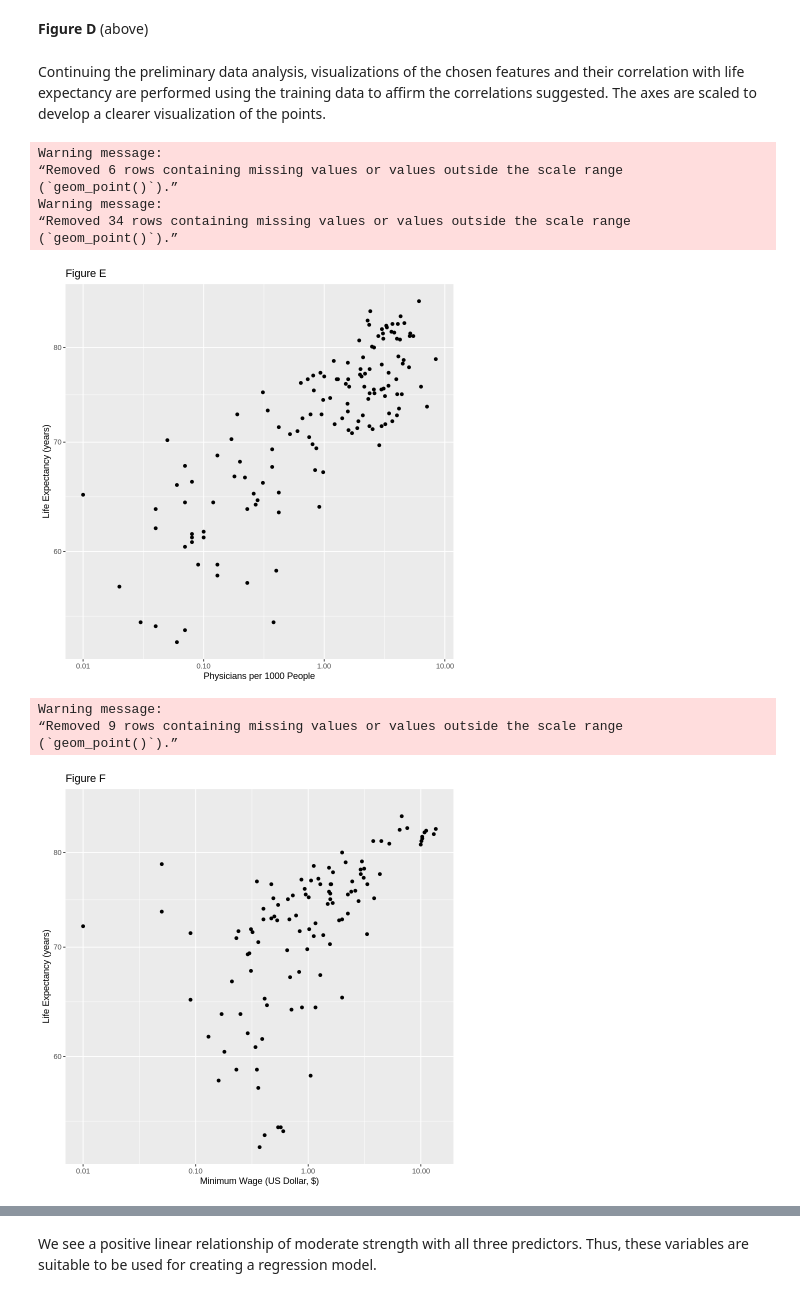
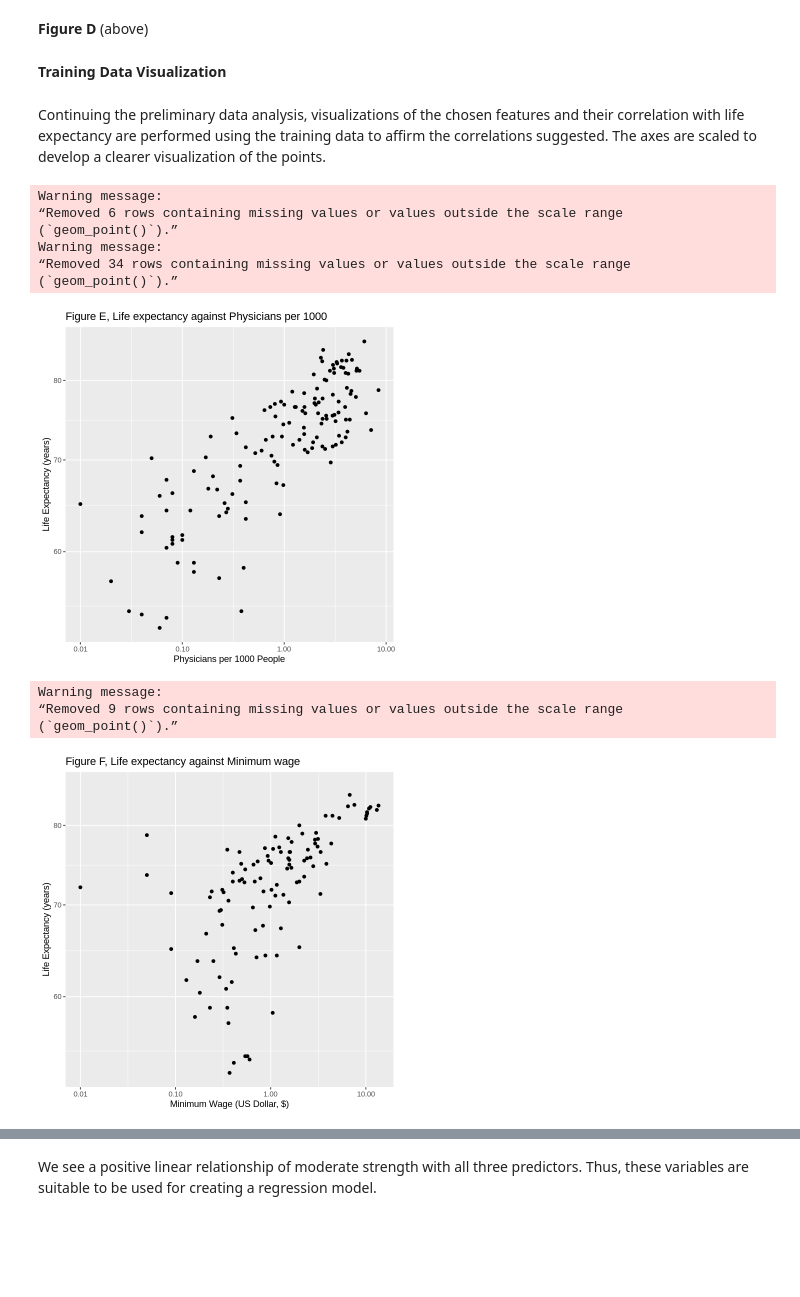
Before and after one commit to Russell-97/Life-Expectancy-Predictor, a Jupyter notebook: Group 39 - Final Report.ipynb, the cells around one changed output, grey strips where cells are left out. Drawn from its saved outputs; the diff is of its cells as text; code cells hidden in the pictures; blank space fills up the shorter version.

```diff
--- a/Group 39 - Final Report.ipynb
+++ b/Group 39 - Final Report.ipynb
@@ -148,41 +152,44 @@ A tibble: 4 × 3
 | education_enrollment | 39.373529 | 9 |
 # %% [markdown]
 **Figure D** (above)
+# %% [markdown]
+**Training Data Visualization**
 # %% [markdown]
 Continuing the preliminary data analysis, visualizations of the chosen features and their correlation with life expectancy are performed using the training data to affirm the correlations suggested. The axes are scaled to develop a clearer visualization of the points.
 # %%
+options(repr.plot.width = 6, repr.plot.height = 6)
 physicians_plot <- ggplot(data_training, aes(x = physicians_per_thousand, y = life_expectancy)) +
     geom_point() +
     scale_x_log10() +
     scale_y_log10() +
-    ggtitle("Figure E") +
+    ggtitle("Figure E, Life expectancy against Physicians per 1000") +
     labs(x = "Physicians per 1000 People", y = "Life Expectancy (years)")
 physicians_plot
 
 min_wage_plot <- ggplot(data_training, aes(x = min_wage, y = life_expectancy)) +
     geom_point() +
     scale_x_log10() +
     scale_y_log10() +
-    ggtitle("Figure F") +
+    ggtitle("Figure F, Life expectancy against Minimum wage") +
     labs(x = "Minimum Wage (US Dollar, $)", y = "Life Expectancy (years)")
 min_wage_plot
 
 education_enrollment_plot <- ggplot(data_training, aes(x = education_enrollment, y = life_expectancy)) +
     geom_point() +
     scale_x_log10() +
     scale_y_log10() +
-    ggtitle("Figure G") +
+    ggtitle("Figure G, Life expectancy against education enrollment") +
     labs(x = "Post-Secondary Education enrollment (%)", y = "Life Expectancy (years)")
 education_enrollment_plot
 # %% [output]
 Warning message:
 “Removed 6 rows containing missing values or values outside the scale range
 (`geom_point()`).”
 Warning message:
 “Removed 34 rows containing missing values or values outside the scale range
 (`geom_point()`).”
-[figure, old version]
+[figure, new version]
 Warning message:
 “Removed 9 rows containing missing values or values outside the scale range
 (`geom_point()`).”
-[figure, old version]
+[figure, new version]
```
Also changed, not shown: parts of 9 cells of this notebook.
